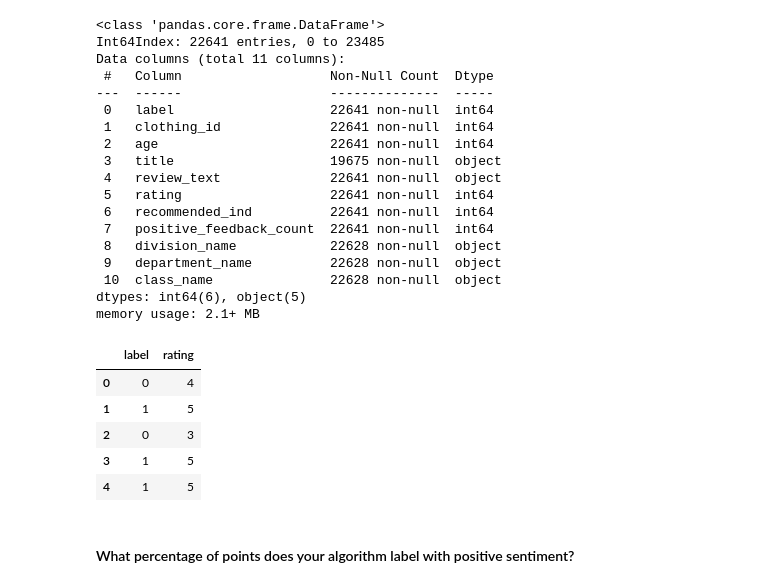
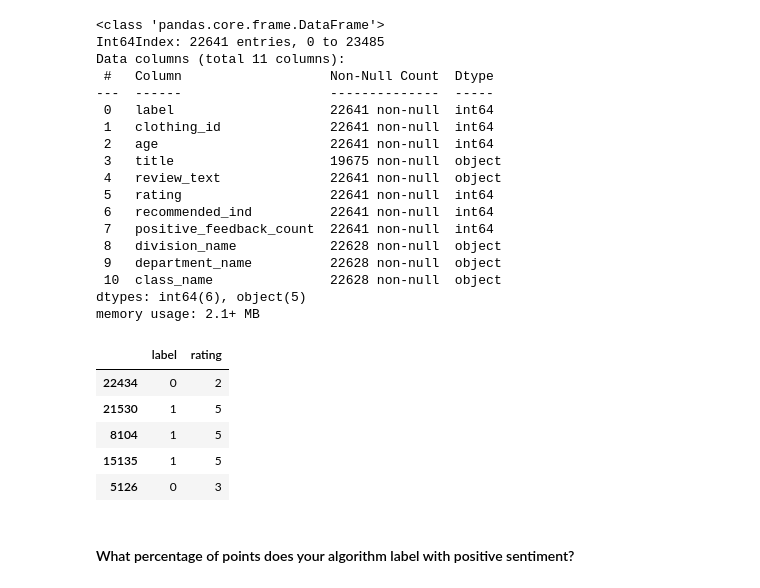
Before and after one commit to rctruta/full-stack-ml-metaflow-corise-week-1, a Jupyter notebook: project/template.ipynb, the cells around one changed output. Cells and saved outputs as stored; diff of their text form; code cells hidden in the pictures.

```diff
--- a/project/template.ipynb
+++ b/project/template.ipynb
@@ -166,15 +168,16 @@ Data columns (total 11 columns):
  10  class_name               22628 non-null  object
 dtypes: int64(6), object(5)
 memory usage: 2.1+ MB
-# %%
-has_review_df[["label", "rating"]].head(5)
-# %% [output]
-|  | label | rating |
-| 0 | 0 | 4 |
-| 1 | 1 | 5 |
-| 2 | 0 | 3 |
-| 3 | 1 | 5 |
-| 4 | 1 | 5 |
+# %%
+# Testing the has_review_df by sampling it.
+has_review_df[["label", "rating"]].sample(5)
+# %% [output]
+|  | label | rating |
+| 22434 | 0 | 2 |
+| 21530 | 1 | 5 |
+| 8104 | 1 | 5 |
+| 15135 | 1 | 5 |
+| 5126 | 0 | 3 |
 # %%
 # a few checks
 assert (
```
Also changed, not shown: parts of 6 cells of this notebook.
